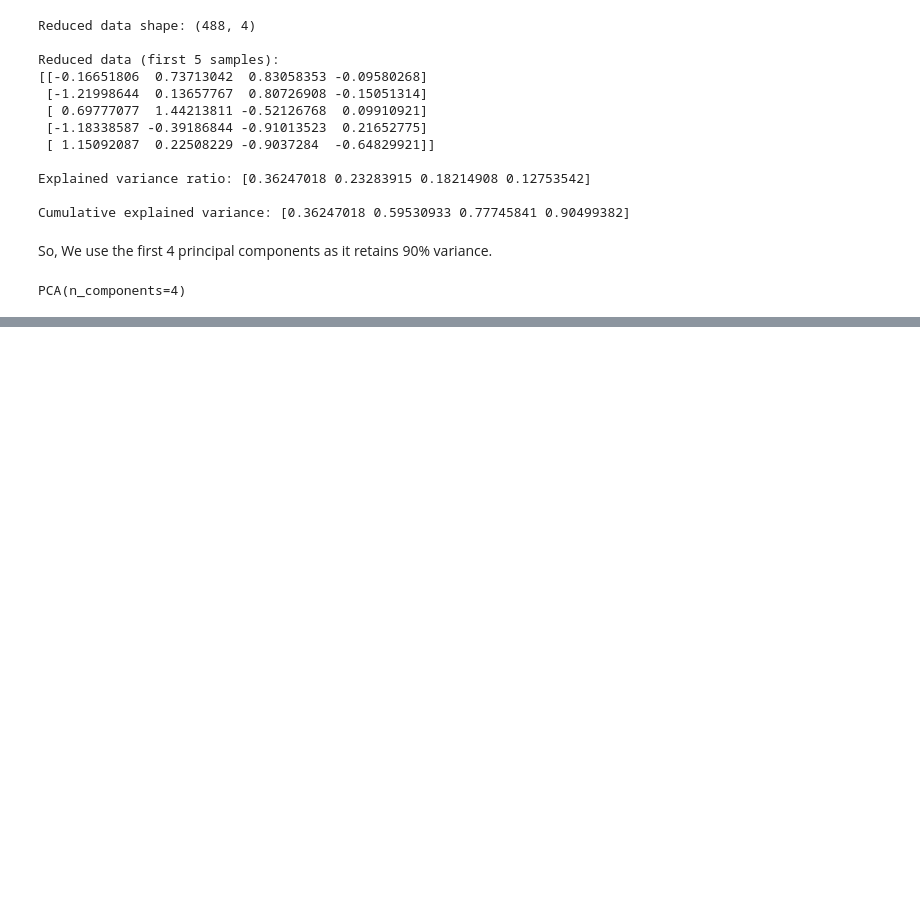
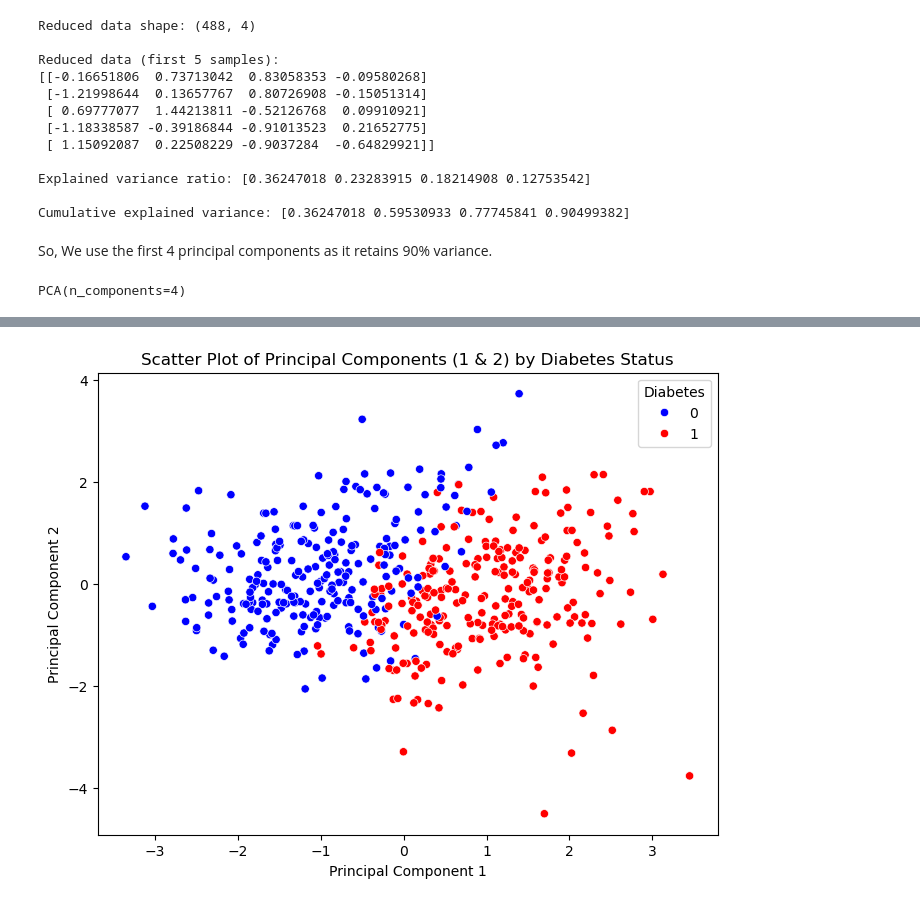
Before and after one commit to mohamd7ali/ML, a Jupyter notebook: PCA/PCA.ipynb, the cells around one changed output, grey strips where cells are left out. Saved outputs shown, nothing was run; the diff lists cells and outputs as text; code cells hidden in the pictures; blank space fills up the shorter version.

```diff
--- a/PCA/PCA.ipynb
+++ b/PCA/PCA.ipynb
@@ -271,0 +274,3 @@ PCA(n_components=4)
+# %%
+principal_components = PCA_obj.fit_transform(df_scaled)
+principal_components
@@ -271,0 +285,18 @@ PCA(n_components=4)
+# %%
+# Convert the transformed data to a DataFrame and add the Diabetes label
+principal_df = pd.DataFrame(data=principal_components, columns=['Principal Component 1', 'Principal Component 2', 'Principal Component 3', 'Principal Component 4'])
+principal_df['Diabetes'] = df['Diabetes']
+
+# Define a custom color palette: 0 -> blue, 1 -> red
+custom_palette = {0: 'blue', 1: 'red'}
+
+# Plot the scatterplot
+plt.figure(figsize=(8, 6))
+sns.scatterplot(data=principal_df, x='Principal Component 1', y='Principal Component 2', hue='Diabetes', palette=custom_palette)
+plt.title('Scatter Plot of Principal Components (1 & 2) by Diabetes Status')
+plt.xlabel('Principal Component 1')
+plt.ylabel('Principal Component 2')
+plt.legend(title='Diabetes')
+plt.show()
+# %% [output]
+[figure, added]
```
Also changed, not shown: parts of 3 cells of this notebook.
